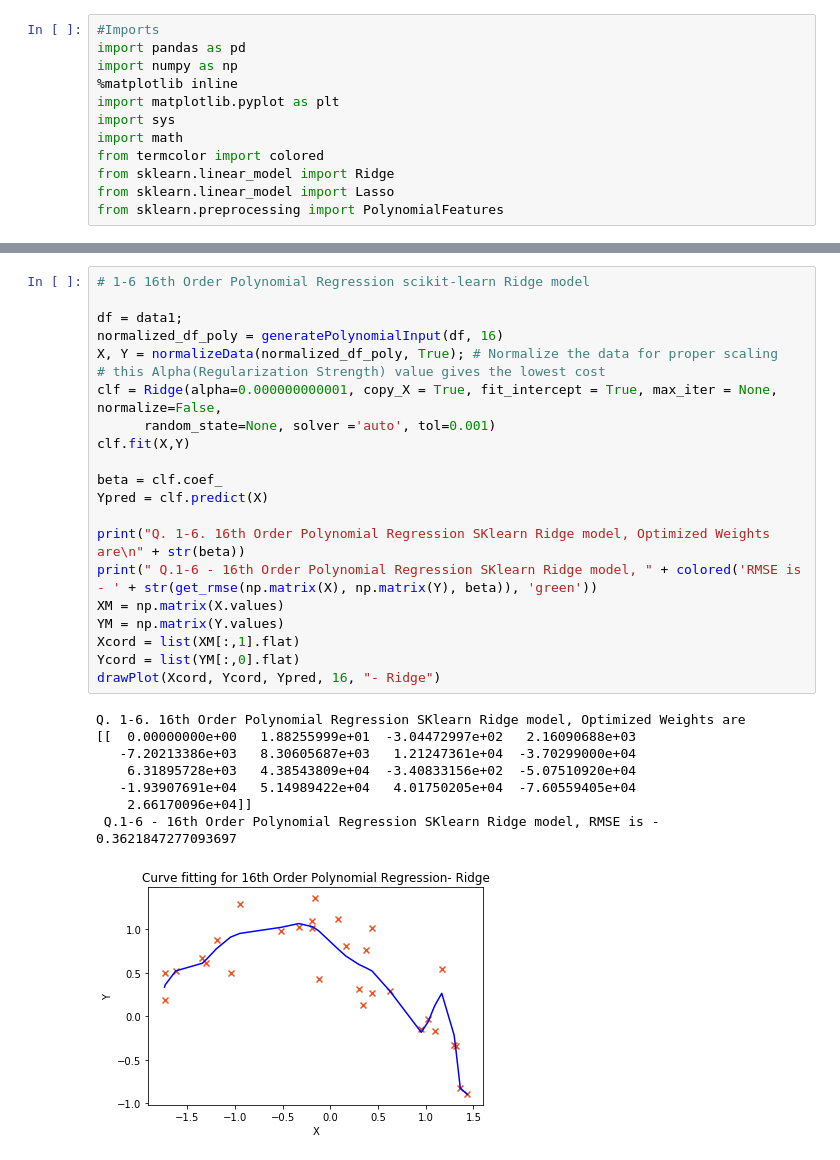
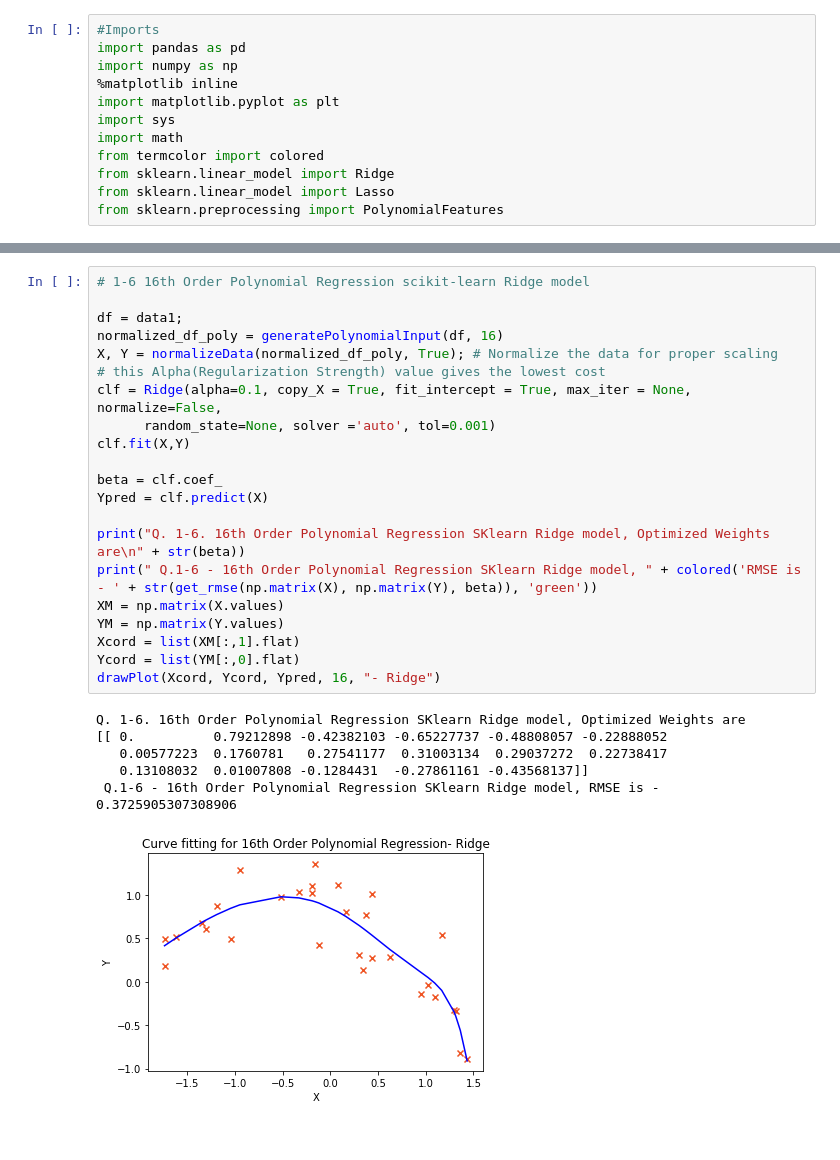
Before and after one commit to MeenakshiParyani/Polynomial-Regression, a Jupyter notebook: Polynomial-Regression.ipynb, the cells around one changed output, grey strips where cells are left out. Cells and saved outputs as stored; diff of their text form.

```diff
--- a/Polynomial-Regression.ipynb
+++ b/Polynomial-Regression.ipynb
@@ -210,33 +226,31 @@ print(" Q.1-4 - 16th Order Polynomial Regression, " + colored('RMSE is - ' + str
 # %%
 # 1-6 16th Order Polynomial Regression scikit-learn Ridge model
 
 df = data1;
 normalized_df_poly = generatePolynomialInput(df, 16)
 X, Y = normalizeData(normalized_df_poly, True); # Normalize the data for proper scaling
 # this Alpha(Regularization Strength) value gives the lowest cost
-clf = Ridge(alpha=0.000000000001, copy_X = True, fit_intercept = True, max_iter = None, normalize=False,
+clf = Ridge(alpha=0.1, copy_X = True, fit_intercept = True, max_iter = None, normalize=False,
       random_state=None, solver ='auto', tol=0.001)
 clf.fit(X,Y)
 
 beta = clf.coef_
 Ypred = clf.predict(X)
 
 print("Q. 1-6. 16th Order Polynomial Regression SKlearn Ridge model, Optimized Weights are\n" + str(beta))
 print(" Q.1-6 - 16th Order Polynomial Regression SKlearn Ridge model, " + colored('RMSE is - ' + str(get_rmse(np.matrix(X), np.matrix(Y), beta)), 'green'))
 XM = np.matrix(X.values)
 YM = np.matrix(Y.values)
 Xcord = list(XM[:,1].flat)
 Ycord = list(YM[:,0].flat)
 drawPlot(Xcord, Ycord, Ypred, 16, "- Ridge")
 # %% [output]
 Q. 1-6. 16th Order Polynomial Regression SKlearn Ridge model, Optimized Weights are
-[[  0.00000000e+00   1.88255999e+01  -3.04472997e+02   2.16090688e+03
-   -7.20213386e+03   8.30605687e+03   1.21247361e+04  -3.70299000e+04
-    6.31895728e+03   4.38543809e+04  -3.40833156e+02  -5.07510920e+04
-   -1.93907691e+04   5.14989422e+04   4.01750205e+04  -7.60559405e+04
-    2.66170096e+04]]
- Q.1-6 - 16th Order Polynomial Regression SKlearn Ridge model, RMSE is - 0.3621847277093697
+[[ 0.          0.79212898 -0.42382103 -0.65227737 -0.48808057 -0.22888052
+   0.00577223  0.1760781   0.27541177  0.31003134  0.29037272  0.22738417
+   0.13108032  0.01007808 -0.1284431  -0.27861161 -0.43568137]]
+ Q.1-6 - 16th Order Polynomial Regression SKlearn Ridge model, RMSE is - 0.3725905307308906
-[figure, old version]
+[figure, new version]
 # %%
 # 1-7 16th Order Polynomial Regression scikit-learn Lasso model
 
```
Also changed, not shown: parts of 7 cells of this notebook.
